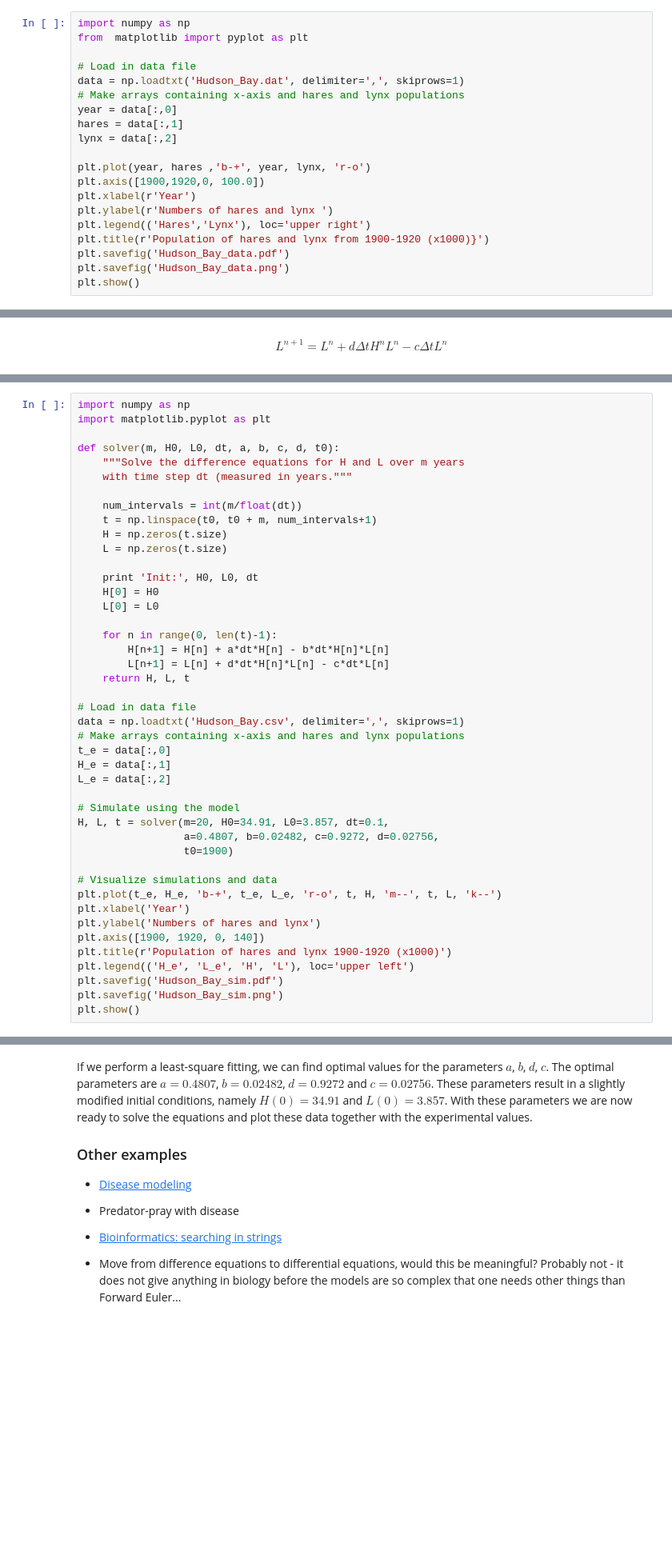
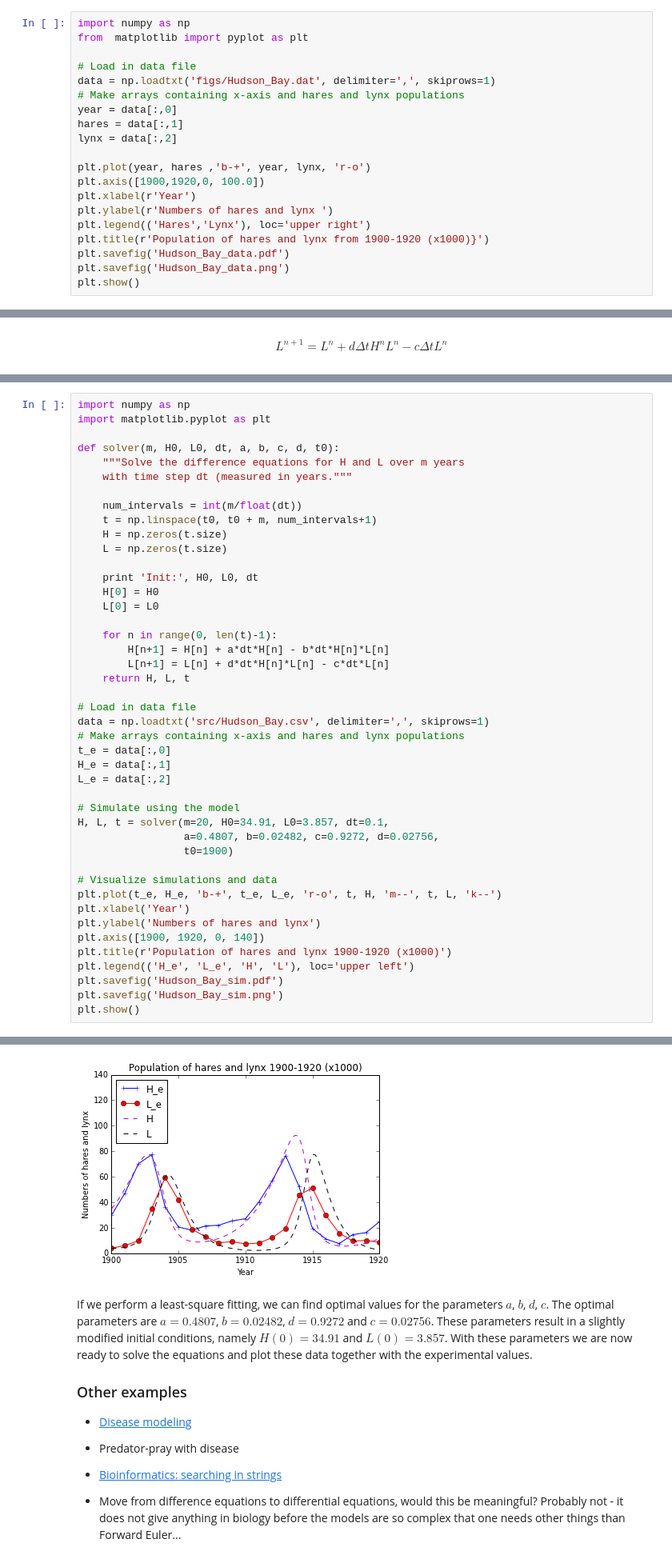
Before and after one commit to mhjensenseminars/Seminars, a Jupyter notebook: doc/pub/csebio/ipynb/csebio.ipynb, the cells around one changed output, grey strips where cells are left out. Shown: that part at 80% size. Cells and saved outputs as stored; diff of their text form; blank space fills up the shorter version.

```diff
--- a/doc/pub/csebio/ipynb/csebio.ipynb
+++ b/doc/pub/csebio/ipynb/csebio.ipynb
@@ -489,7 +505,7 @@ import numpy as np
 from  matplotlib import pyplot as plt
 
 # Load in data file
-data = np.loadtxt('Hudson_Bay.dat', delimiter=',', skiprows=1)
+data = np.loadtxt('figs/Hudson_Bay.dat', delimiter=',', skiprows=1)
 # Make arrays containing x-axis and hares and lynx populations
 year = data[:,0]
 hares = data[:,1]
@@ -689,7 +707,7 @@ def solver(m, H0, L0, dt, a, b, c, d, t0):
     return H, L, t
 
 # Load in data file
-data = np.loadtxt('Hudson_Bay.csv', delimiter=',', skiprows=1)
+data = np.loadtxt('src/Hudson_Bay.csv', delimiter=',', skiprows=1)
 # Make arrays containing x-axis and hares and lynx populations
 t_e = data[:,0]
 H_e = data[:,1]
@@ -710,3 +728,4 @@ plt.legend(('H_e', 'L_e', 'H', 'L'), loc='upper left')
 plt.savefig('Hudson_Bay_sim.pdf')
 plt.savefig('Hudson_Bay_sim.png')
 plt.show()
+# %% [output]
@@ -713,3 +733,4 @@ plt.show()
+[figure, added]
 # %% [markdown]
 If we perform a least-square fitting, we can find optimal values for the parameters $a$, $b$, $d$, $c$. The optimal parameters are $a=0.4807$, $b=0.02482$, $d=0.9272$ and $c=0.02756$. These parameters result in a slightly modified initial conditions, namely $H(0) = 34.91$ and $L(0)=3.857$. With these parameters we are now ready to solve the equations and plot these data together with the experimental values.
 
```
Also changed, not shown: parts of 4 cells of this notebook, 18 other files.
